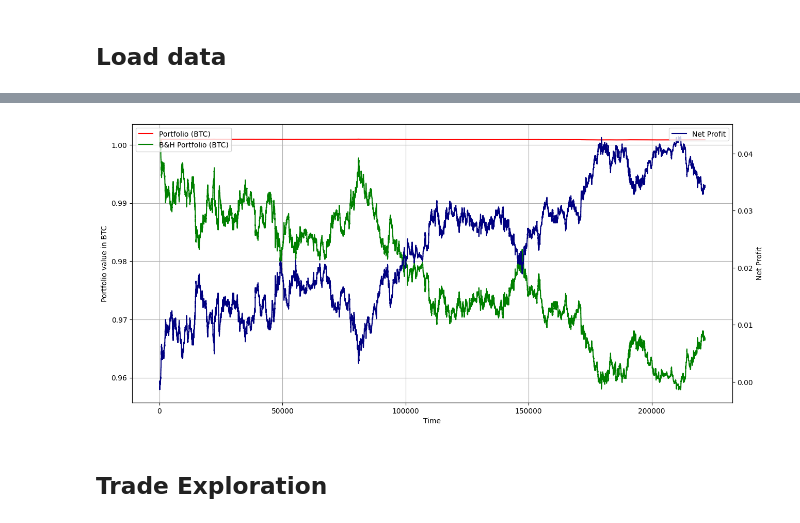
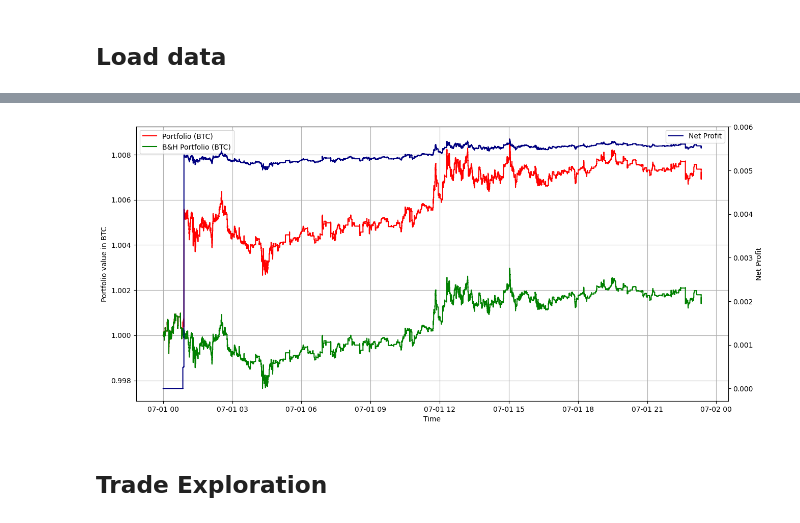
Before and after one commit to jaNGOB/pySimX, a Jupyter notebook: pySimX/examples/Cross Exchange Example.ipynb, the cells around one changed output, grey strips where cells are left out. Drawn from its saved outputs; the diff is of its cells as text; code cells hidden in the pictures.

```diff
--- a/pySimX/examples/Cross Exchange Example.ipynb
+++ b/pySimX/examples/Cross Exchange Example.ipynb
@@ -86,13 +115,13 @@ origin.load_trades(upbit_trades_lst, symbol)
 # %%
-class cross_exchange():
+class cross_exchange:
     def __init__(self):
-        self.base = 'COMP'
-        self.quote = 'BTC'
+        self.base = 'BTC'
+        self.quote = 'USDT'
         self.symbol = self.base + self.quote
-        self.amount = 10
+        self.amount = 0.01
 
         self.distance = 100 / 10_000 # place orders at 10bps distance
-        self.sensitivity =  50 / 10_000 # after a move of 4bps, replace the order
+        self.sensitivity =  60 / 10_000 # after a move of 4bps, replace the order
 
         self.last_trade = None
 
@@ -106,7 +135,6 @@ class cross_exchange():
 
         self.bid_open = None
         self.ask_open = None
-
 
         self.initial_sell = False
         self.initial_buy = False
@@ -152,7 +180,7 @@ class cross_exchange():
             self.initial_sell = True
 
         # if the price moved too much, replace the order
-        elif (abs(self.ask_open / self.hedging_ask) - 1 > self.sensitivity) and (len(origin.open_orders[self.symbol][0]) > 0):
+        elif (abs(self.ask_open / self.hedging_ask - 1) > self.sensitivity) and (len(origin.open_orders[self.symbol][0]) > 0):
             new_price = round(self.hedging_ask * (1 + self.distance), 8)
             print(f'Replacing sell {self.amount} @ {new_price} with {self.hedging_ask}')
             origin.cancel_order(origin.open_orders[self.symbol][0].peekitem(0)[1])
@@ -171,7 +199,7 @@ class cross_exchange():
             self.initial_buy = True
 
         # if the price moved too much, replace the order
-        elif (abs(self.bid_open / self.hedging_ask) - 1 > self.sensitivity) and (len(origin.open_orders[self.symbol][1]) > 0):
+        elif (abs(self.bid_open / self.hedging_ask - 1) > self.sensitivity) and (len(origin.open_orders[self.symbol][1]) > 0):
             new_price = round(self.hedging_ask * (1 - self.distance), 8)
             print(f'Replacing buy {self.amount} @ {new_price} with {self.hedging_bid}')
             origin.cancel_order(origin.open_orders[self.symbol][1].peekitem(0)[1])
@@ -193,8 +221,8 @@ class cross_exchange():
 
             self.counter += 1
             if self.counter % 100:
-                update = origin.balance.copy()
-                u_2 = hedging.balance.copy()
+                update = origin.balances.copy()
+                u_2 = hedging.balances.copy()
 
                 update['base_hedging'] = u_2[self.base]
                 update['quote_hedging'] = u_2[self.quote]
@@ -224,5 +281,11 @@ bal = pd.DataFrame(strategy.balances)
 # %%
-bal['comp_usd'] = bal[base] * bal.mid
-bal['comp_usd_hedging'] = bal.quote_hedging * bal.mid
-bal['combined'] = bal.comp_usd + bal[quote]
-bal['combined_hedging'] = bal.comp_usd_hedging + bal.base_hedging
+bal = pd.DataFrame(strategy.balances)
+bal.index = pd.to_datetime(bal.ts, unit='us')
+
+bal['base_usd'] = bal[base] * bal.mid
+bal['base_usd_hedging'] = bal.base_hedging * bal.mid
+bal['combined_origin'] = bal.base_usd + bal[quote]
+bal['combined_hedging'] = bal.quote_hedging + bal.base_usd_hedging
+
+bal['bh_base'] = 0.3
+bal['bh_quote'] = 10_000
@@ -231,22 +292,19 @@ import matplotlib.pyplot as plt
-# %%
-bal['bh_BTC'] = 0.173
-bal['bh_COMP'] = 100
 # %%
 fig, ax = plt.subplots(figsize=(15,7), facecolor='white')
 
-ax.plot((1+(bal.combined + bal.combined_hedging).pct_change()).cumprod(), label='Portfolio (BTC)', color='r')
-ax.plot((1+(bal.bh_BTC + bal.bh_COMP * bal.mid).pct_change()).cumprod(), label='B&H Portfolio (BTC)', color='g')
+ax.plot((1+(bal.combined_origin + bal.combined_hedging).pct_change()).cumprod(), label='Portfolio (BTC)', color='r')
+ax.plot((1+(bal.bh_quote + bal.bh_base * bal.mid).pct_change()).cumprod(), label='B&H Portfolio (BTC)', color='g')
 
 ax2 = ax.twinx()
-ax2.plot((1+(bal.combined + bal.combined_hedging).pct_change()).cumprod() - (1+(bal.bh_BTC + bal.bh_COMP * bal.mid).pct_change()).cumprod(), label='Net Profit', color='navy')
+ax2.plot((1+(bal.combined_origin + bal.combined_hedging).pct_change()).cumprod() - (1+(bal.bh_quote + bal.bh_base * bal.mid).pct_change()).cumprod(), label='Net Profit', color='navy')
 #ax2.plot(bal.mid, label='COMPBTC Price')
 ax.set_xlabel('Time')
 ax2.set_ylabel('Net Profit')
 ax.set_ylabel('Portfolio value in BTC')
 ax.legend(loc=2)
 ax2.legend(loc=1)
 ax.grid()
 # %% [output]
-[figure, old version]
+[figure, new version]
 # %% [markdown]
 ## Trade Exploration
```
Also changed, not shown: parts of 21 cells of this notebook, 1 other file.
